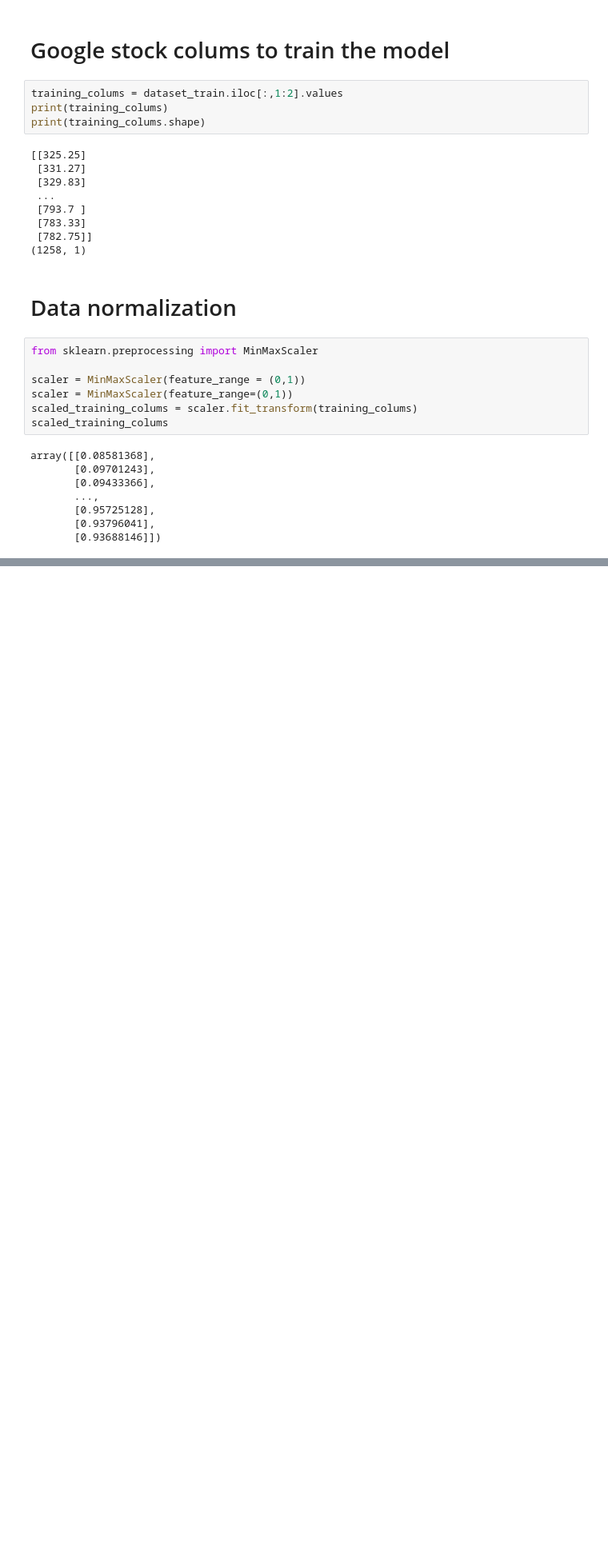
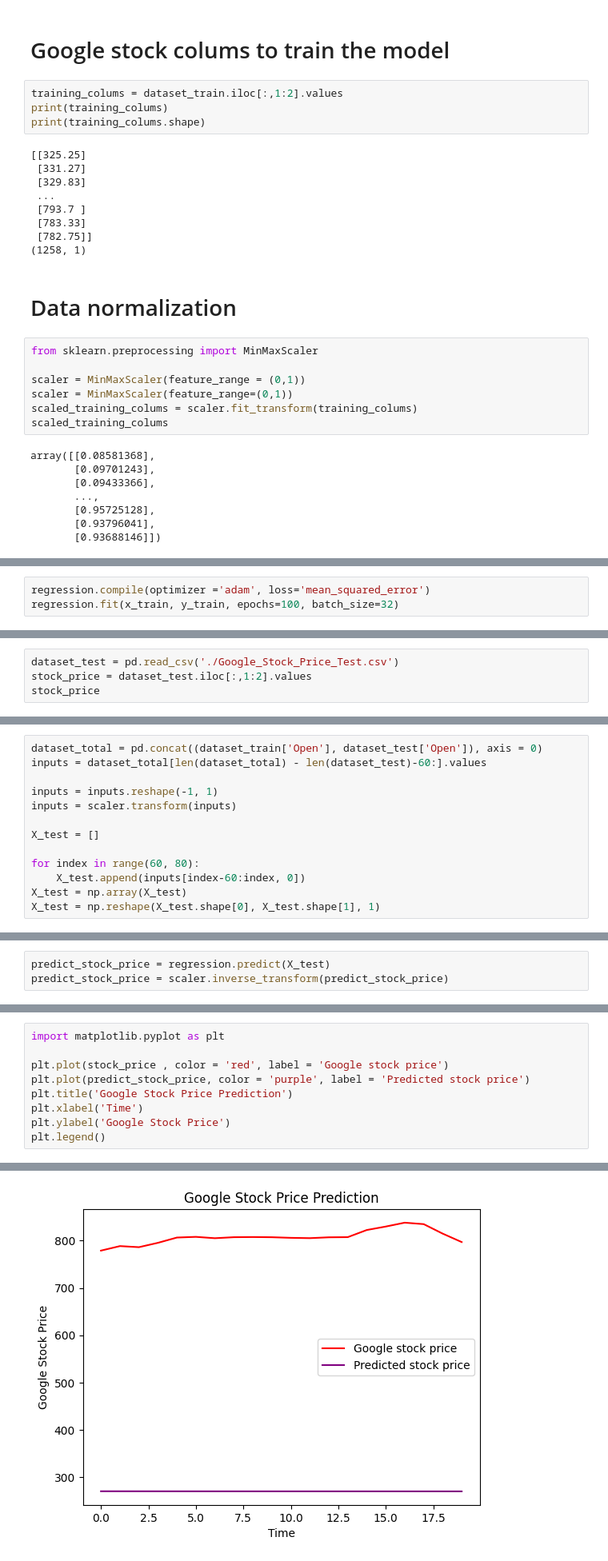
Before and after one commit to AishaKEITA/MachineLearningAIProject, a Jupyter notebook: data/googlestock.ipynb, the cells around one changed output, grey strips where cells are left out. Shown at 80% size. Cells and saved outputs as stored; diff of their text form; blank space fills up the shorter version.

Commit message:
Made some changes to show actual stock price and some predictions. Also showed the result in a graph

```diff
--- a/data/googlestock.ipynb
+++ b/data/googlestock.ipynb
@@ -82,0 +210,3 @@ array([[0.08581368],
+# %%
+regression.compile(optimizer ='adam', loss='mean_squared_error')
+regression.fit(x_train, y_train, epochs=100, batch_size=32)
@@ -82,0 +215,4 @@ array([[0.08581368],
+# %%
+dataset_test = pd.read_csv('./Google_Stock_Price_Test.csv')
+stock_price = dataset_test.iloc[:,1:2].values
+stock_price
@@ -82,0 +242,13 @@ array([[0.08581368],
+# %%
+dataset_total = pd.concat((dataset_train['Open'], dataset_test['Open']), axis = 0)
+inputs = dataset_total[len(dataset_total) - len(dataset_test)-60:].values
+
+inputs = inputs.reshape(-1, 1)
+inputs = scaler.transform(inputs)
+
+X_test = []
+
+for index in range(60, 80):
+    X_test.append(inputs[index-60:index, 0])
+X_test = np.array(X_test)
+X_test = np.reshape(X_test.shape[0], X_test.shape[1], 1)
@@ -82,0 +257,3 @@ array([[0.08581368],
+# %%
+predict_stock_price = regression.predict(X_test)
+predict_stock_price = scaler.inverse_transform(predict_stock_price)
@@ -82,0 +264,10 @@ array([[0.08581368],
+# %%
+import matplotlib.pyplot as plt
+
+plt.plot(stock_price , color = 'red', label = 'Google stock price')
+plt.plot(predict_stock_price, color = 'purple', label = 'Predicted stock price')
+plt.title('Google Stock Price Prediction')
+plt.xlabel('Time')
+plt.ylabel('Google Stock Price')
+plt.legend()
+# %% [output]
@@ -82,0 +275 @@ array([[0.08581368],
+[figure, added]
```
Also changed, not shown: parts of 24 cells of this notebook, 1 other file.
